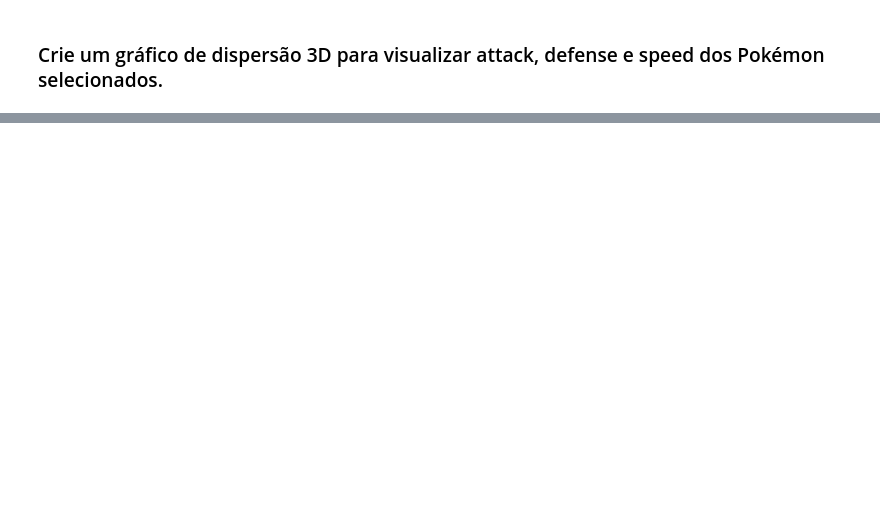
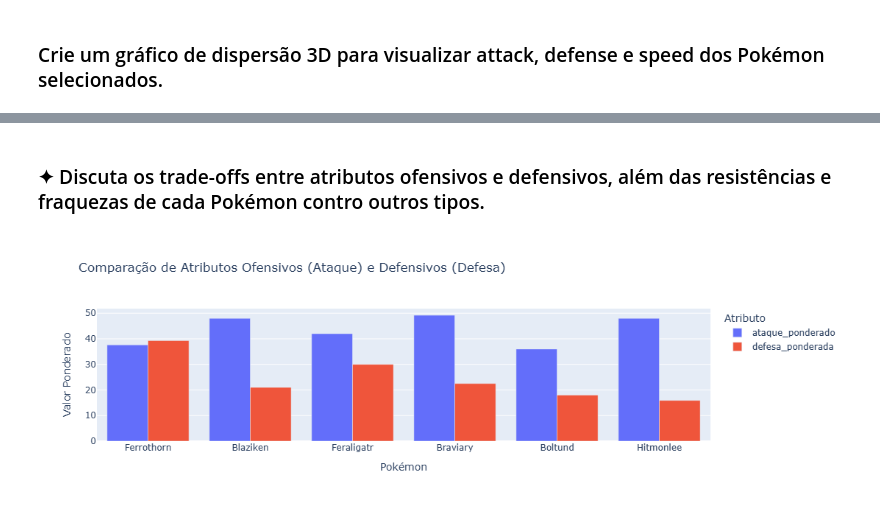
Before and after one commit to srtjazz/gc-python-2024, a Jupyter notebook: boss_mundo_2/boss_mundo_2.ipynb, the cells around one changed output, grey strips where cells are left out. Cells and saved outputs as stored; diff of their text form; code cells hidden in the pictures; blank space fills up the shorter version.

```diff
--- a/boss_mundo_2/boss_mundo_2.ipynb
+++ b/boss_mundo_2/boss_mundo_2.ipynb
@@ -141,0 +214,29 @@ fig.show()
+# %% [markdown]
+### ✦ Discuta os trade-offs entre atributos ofensivos e defensivos, além das resistências e fraquezas de cada Pokémon contro outros tipos.
+# %%
+# Dados dos Pokémon escolhidos
+dados = {
+    'nome': ['Ferrothorn', 'Blaziken', 'Feraligatr', 'Braviary', 'Boltund', 'Hitmonlee'],
+    'tipo_1': ['Grama', 'Fogo', 'Água', 'Normal', 'Elétrico', 'Luta'],
+    'ataque_ponderado': [37.6, 48.0, 42.0, 49.2, 36.0, 48.0],
+    'defesa_ponderada': [39.3, 21.0, 30.0, 22.5, 18.0, 15.9],
+    'velocidade_ponderada': [6.0, 24.0, 23.4, 24.0, 36.3, 26.1]
+}
+
+# Criando o DataFrame
+df_pokemon_escolhidos = pd.DataFrame(dados)
+
+# Reshaping do DataFrame para facilitar a visualização no gráfico
+df_derretido = df_pokemon_escolhidos.melt(id_vars=['nome'], value_vars=['ataque_ponderado', 'defesa_ponderada'],
+                                          var_name='Atributo', value_name='Valor Ponderado')
+
+# Criando o gráfico de barras
+fig1 = px.bar(df_derretido, x='nome', y='Valor Ponderado', color='Atributo',
+             title="Comparação de Atributos Ofensivos (Ataque) e Defensivos (Defesa)",
+             labels={'Valor Ponderado': 'Valor Ponderado', 'nome': 'Pokémon'},
+             barmode='group')
+
+# Exibindo o gráfico
+fig1.show()
+# %% [output]
+[figure, added]
```
Also changed, not shown: parts of 17 cells of this notebook.
